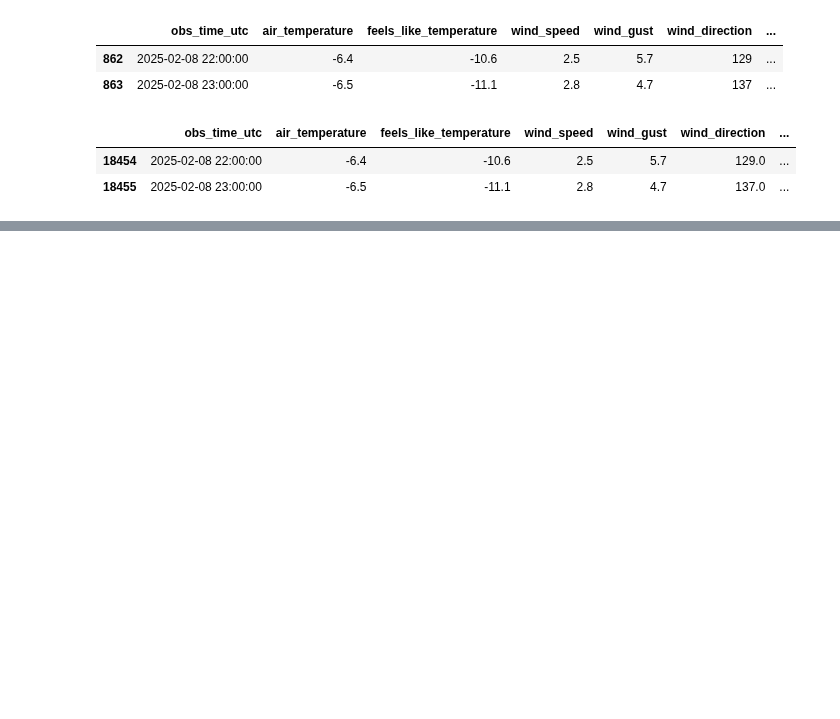
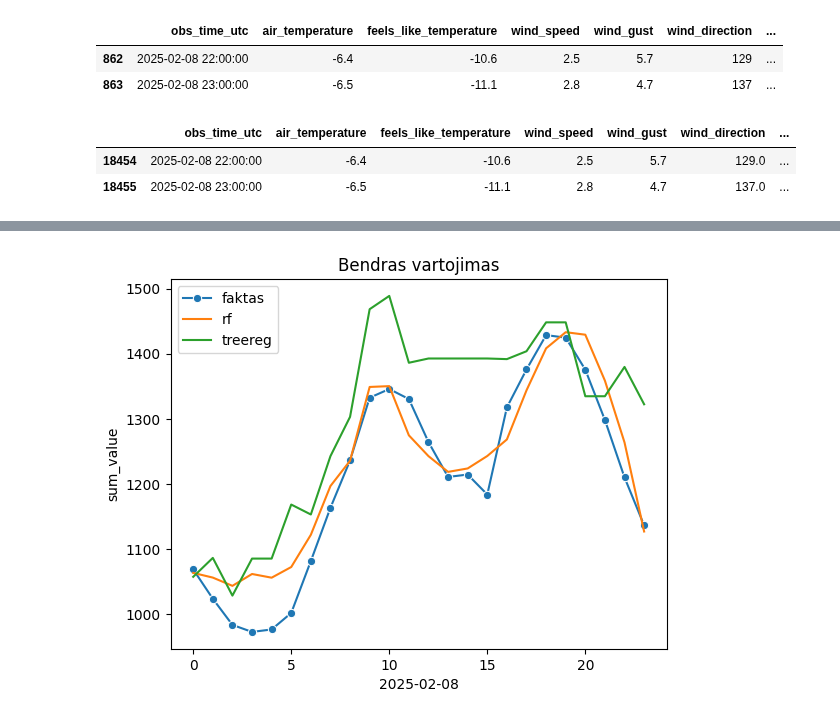
Before and after one commit to ISeeBugsEverywhere/DataScienceNotebooks, a Jupyter notebook: Studentai/Lukas/2025-02-10Paskaita.ipynb, the cells around one changed output, grey strips where cells are left out. Saved outputs shown, nothing was run; the diff lists cells and outputs as text; code cells hidden in the pictures; blank space fills up the shorter version.

```diff
--- a/Studentai/Lukas/2025-02-10Paskaita.ipynb
+++ b/Studentai/Lukas/2025-02-10Paskaita.ipynb
@@ -325,0 +529,23 @@ data['condition_code'] = l
+# %%
+df_test_all = pd.DataFrame()
+df_test_all['hour'] = df_test_sm['hour']
+df_test_all['value_sm'] = df_test_sm['value']
+df_test_all['value_St'] = df_test_st['value']
+df_test_all['sum_value'] = df_test_all['value_sm'] + df_test_all['value_St']
+df_test_all['rf_sm'] = y_pred_forest_sm
+df_test_all['treereg_sm'] = y_pred_treereg_sm
+df_test_all['rf_st'] = y_pred_forest_st
+df_test_all['treereg_st'] = y_pred_treereg_st
+df_test_all['sum_rf'] = df_test_all['rf_sm'] + df_test_all['rf_st']
+df_test_all['sum_treereg'] = df_test_all['treereg_sm'] + df_test_all['treereg_st']
+
+fig, ax1 = plt.subplots()
+sns.lineplot(data=df_test_all, x='hour', y='sum_value', label='faktas', marker='o', ax=ax1)
+sns.lineplot(data=df_test_all, x='hour', y='sum_rf', label='rf', ax=ax1)
+sns.lineplot(data=df_test_all, x='hour', y='sum_treereg', label='treereg', ax=ax1)
+ax1.set_xlabel('2025-02-08')
+plt.title('Bendras vartojimas')
+plt.legend()
+plt.show()
+# %% [output]
+[figure, added]
```
Also changed, not shown: parts of 31 cells of this notebook.
